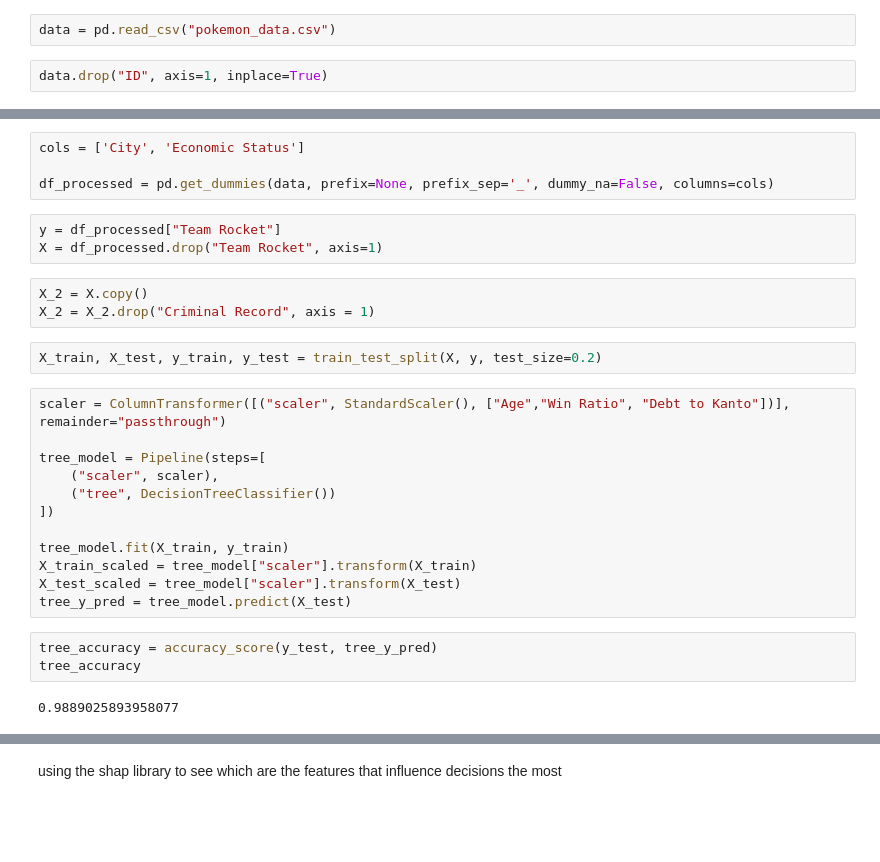
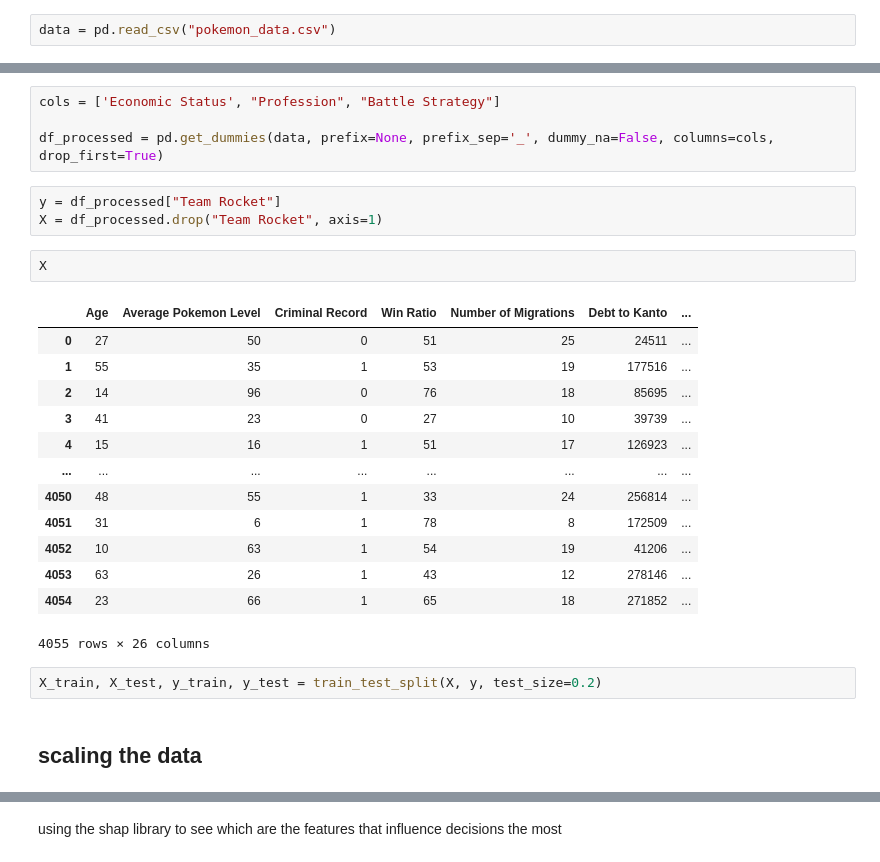
Before and after one commit to AlteaF/AFAE_Pokemon, a Jupyter notebook: team_rocket.ipynb, the cells around one changed output, grey strips where cells are left out. Saved outputs shown, nothing was run; the diff lists cells and outputs as text; blank space fills up the shorter version.

```diff
--- a/team_rocket.ipynb
+++ b/team_rocket.ipynb
@@ -21,4 +25,2 @@ import shap
 # %%
 data = pd.read_csv("pokemon_data.csv")
-# %%
-data.drop("ID", axis=1, inplace=True)
@@ -32,29 +47,27 @@ Index(['Age', 'City', 'Economic Status', 'Average Pokemon Level',
 # %%
-cols = ['City', 'Economic Status']
+cols = ['Economic Status', "Profession", "Battle Strategy"]
 
-df_processed = pd.get_dummies(data, prefix=None, prefix_sep='_', dummy_na=False, columns=cols)
+df_processed = pd.get_dummies(data, prefix=None, prefix_sep='_', dummy_na=False, columns=cols, drop_first=True)
 # %%
 y = df_processed["Team Rocket"]
 X = df_processed.drop("Team Rocket", axis=1)
-# %%
-X_2 = X.copy()
-X_2 = X_2.drop("Criminal Record", axis = 1)
+# %%
+X
+# %% [output]
+|  | Age | Average Pokemon Level | Criminal Record | Win Ratio | Number of Migrations | Debt to Kanto | ... |
+| 0 | 27 | 50 | 0 | 51 | 25 | 24511 | ... |
+| 1 | 55 | 35 | 1 | 53 | 19 | 177516 | ... |
+| 2 | 14 | 96 | 0 | 76 | 18 | 85695 | ... |
+| 3 | 41 | 23 | 0 | 27 | 10 | 39739 | ... |
+| 4 | 15 | 16 | 1 | 51 | 17 | 126923 | ... |
+| ... | ... | ... | ... | ... | ... | ... | ... |
+| 4050 | 48 | 55 | 1 | 33 | 24 | 256814 | ... |
+| 4051 | 31 | 6 | 1 | 78 | 8 | 172509 | ... |
+| 4052 | 10 | 63 | 1 | 54 | 19 | 41206 | ... |
+| 4053 | 63 | 26 | 1 | 43 | 12 | 278146 | ... |
+| 4054 | 23 | 66 | 1 | 65 | 18 | 271852 | ... |
+4055 rows × 26 columns
 # %%
 X_train, X_test, y_train, y_test = train_test_split(X, y, test_size=0.2)
-# %%
-scaler = ColumnTransformer([("scaler", StandardScaler(), ["Age","Win Ratio", "Debt to Kanto"])], remainder="passthrough")
-
-tree_model = Pipeline(steps=[
-    ("scaler", scaler),
-    ("tree", DecisionTreeClassifier())
-])
-
-tree_model.fit(X_train, y_train)
-X_train_scaled = tree_model["scaler"].transform(X_train)
-X_test_scaled = tree_model["scaler"].transform(X_test)
-tree_y_pred = tree_model.predict(X_test)
-# %%
-tree_accuracy = accuracy_score(y_test, tree_y_pred)
-tree_accuracy
-# %% [output]
-0.9889025893958077
+# %% [markdown]
+## scaling the data
```
Also changed, not shown: parts of 27 cells of this notebook, 3 other files.
